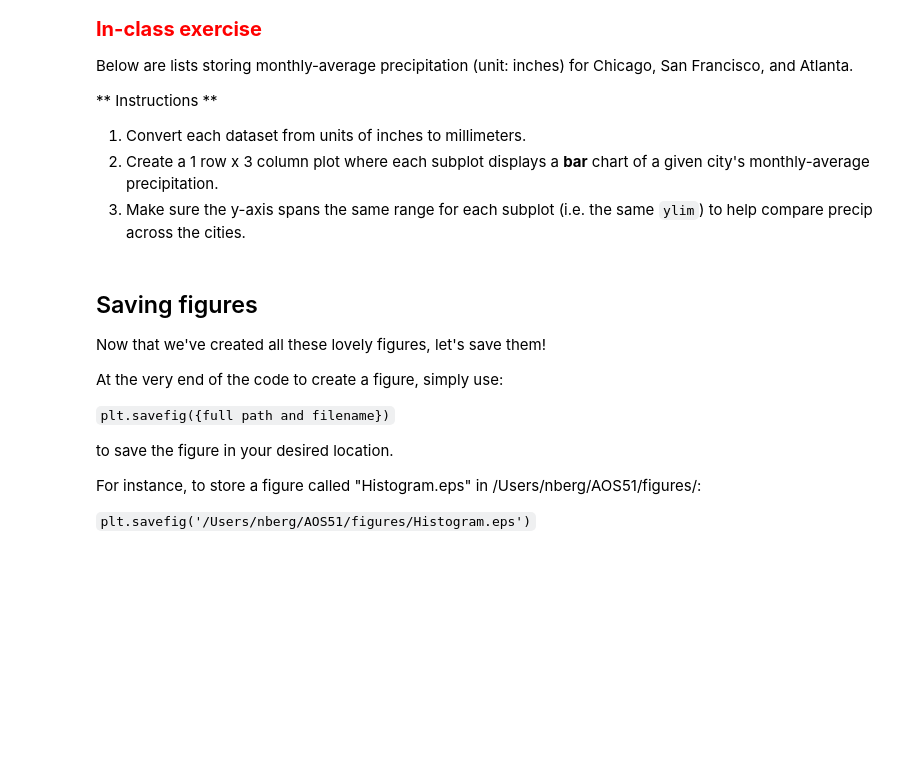
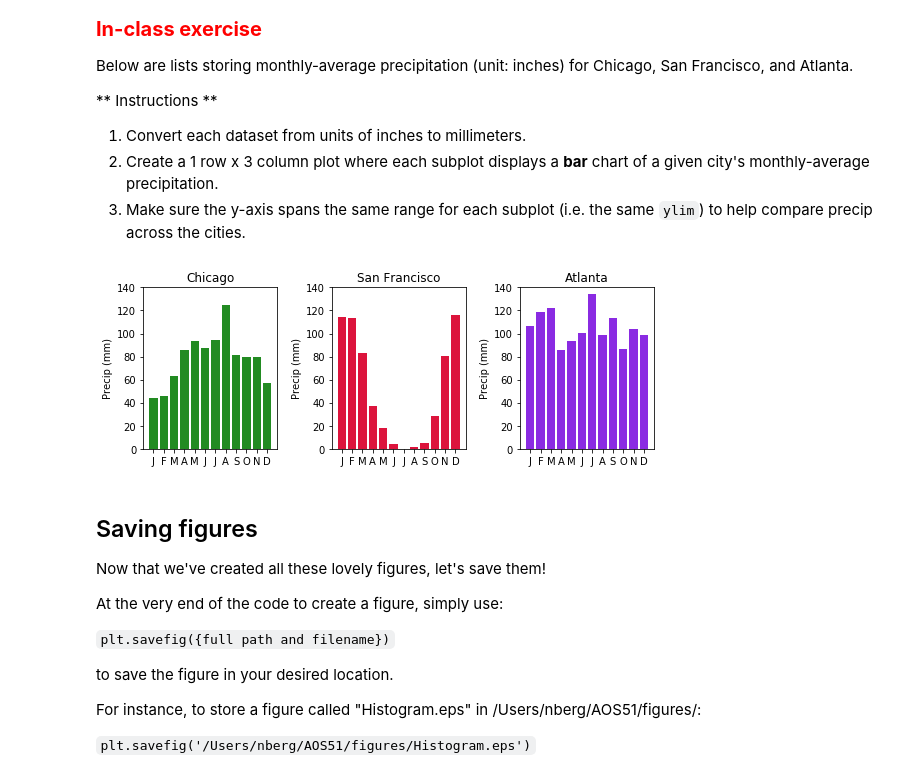
Before and after one commit to neil-berg/climate-data-analyses, a Jupyter notebook: lectures/AOS51_2019W_#3.ipynb, the cells around one changed output. Saved outputs shown, nothing was run; the diff lists cells and outputs as text; code cells hidden in the pictures; blank space fills up the shorter version.

```diff
--- a/lectures/AOS51_2019W_#3.ipynb
+++ b/lectures/AOS51_2019W_#3.ipynb
@@ -193,7 +249,48 @@ Below are lists storing monthly-average precipitation (unit: inches) for Chicago
 # %%
 chi = [1.73, 1.79, 2.50, 3.38, 3.68, 3.45, 3.70, 4.90, 3.21, 3.15, 3.15, 2.25]
 sf = [4.5, 4.46, 3.26, 1.46, 0.70, 0.16, 0.00, 0.06, 0.21, 1.12, 3.16, 4.56]
 atl = [4.20, 4.67, 4.81, 3.36, 3.67, 3.95, 5.27, 3.90, 4.47, 3.41, 4.10, 3.90]
+
+# Convert from inches to mm (1 in = 25.4 mm)
+# Need to transform lists to arrays first!
+chi_arr = np.array(chi) * 25.4
+sf_arr = np.array(sf) * 25.4
+atl_arr = np.array(atl) * 25.4
+
+# 1x3 plot
+months = np.arange(1,13)
+
+fig = plt.figure(figsize=(8,3))
+
+ax1 = fig.add_subplot(1,3,1)
+ax1.bar(months, chi_arr, color='forestgreen')
+ax1.set_xticks(np.arange(1,13))
+ax1.set_xticklabels(['J', 'F', 'M', 'A', 'M', 'J', 'J', 'A', 'S', 'O', 'N', 'D'])
+ax1.set_ylabel('Precip (mm)')
+ax1.set_ylim(0, 140)
+ax1.set_title('Chicago')
+
+ax2 = fig.add_subplot(1,3,2)
+ax2.bar(months, sf_arr, color='crimson')
+ax2.set_xticks(np.arange(1,13))
+ax2.set_xticklabels(['J', 'F', 'M', 'A', 'M', 'J', 'J', 'A', 'S', 'O', 'N', 'D'])
+ax2.set_ylabel('Precip (mm)')
+ax2.set_ylim(0, 140)
+ax2.set_title('San Francisco')
+
+ax3 = fig.add_subplot(1,3,3)
+ax3.bar(months, atl_arr, color='blueviolet')
+ax3.set_xticks(np.arange(1,13))
+ax3.set_xticklabels(['J', 'F', 'M', 'A', 'M', 'J', 'J', 'A', 'S', 'O', 'N', 'D'])
+ax3.set_ylabel('Precip (mm)')
+ax3.set_ylim(0, 140)
+ax3.set_title('Atlanta')
+
+fig.tight_layout()
+
+plt.savefig('/Users/nberg/AOS51/figures/precip_bar_charts.png')
+# %% [output]
+[figure, added]
 # %% [markdown]
 ## Saving figures
 
```
Also changed, not shown: parts of 5 cells of this notebook, 1 other file.
